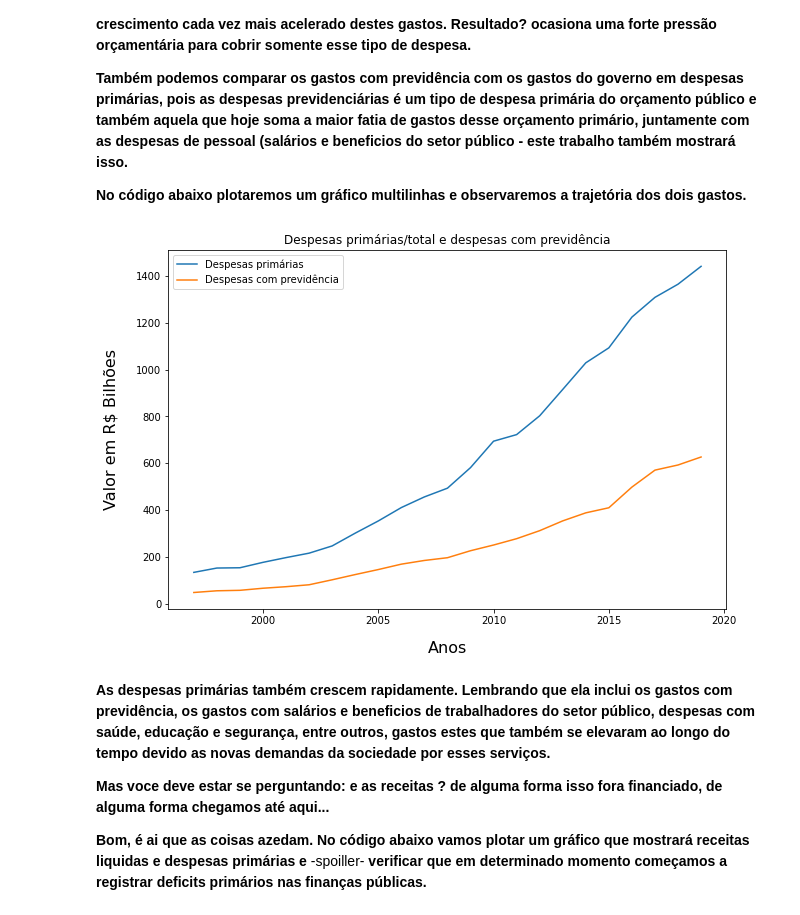
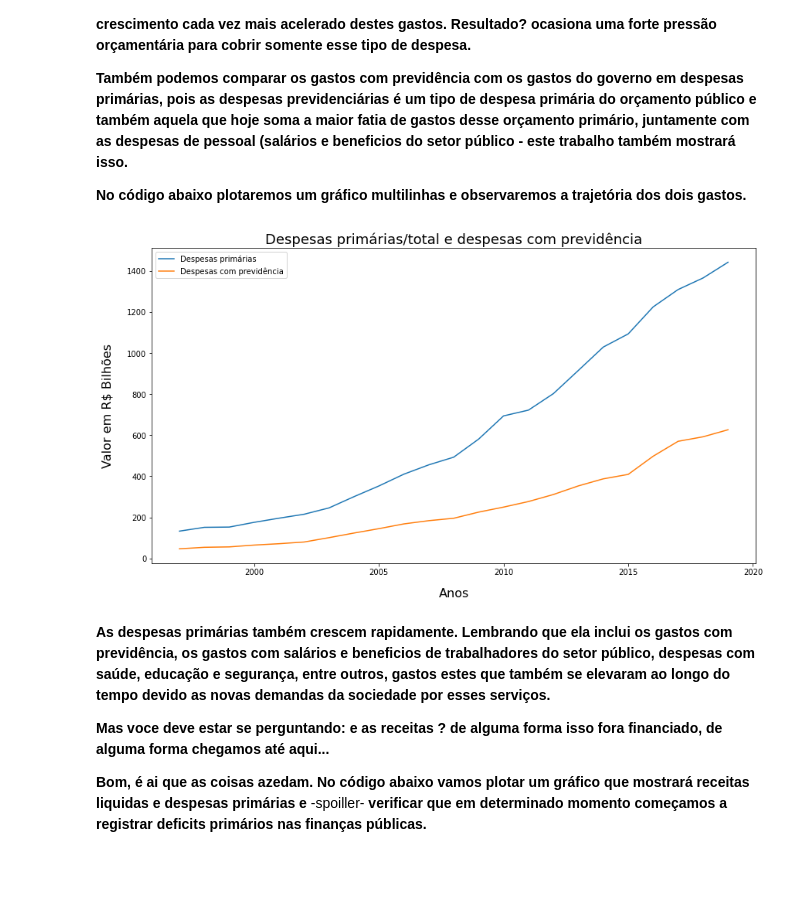
Before and after one commit to jp-data/breves-analises, a Jupyter notebook: Previdência_social_brasileira.ipynb, the cells around one changed output. Cells and saved outputs as stored; diff of their text form; code cells hidden in the pictures; blank space fills up the shorter version.

```diff
--- a/Previdência_social_brasileira.ipynb
+++ b/Previdência_social_brasileira.ipynb
@@ -285,23 +311,23 @@ plt.show()
 # %%
 #determinação do eixo X
 x=df.Ano
 
 #determinação dos eixos y; é um gráfico multilinhas
 y1=df_valores_reais.Despesa_primaria.apply(divisor)
 y2=df_valores_reais.Despesa_previdencia.apply(divisor)
 
 #plotando a imagem com todas as suas formatações, utilizando a bilbioteca matplotlib
-figura=plt.figure(figsize=(10,6.6))
+figura=plt.figure(figsize=(14,7.5))
 figura=plt.plot(x,y1,label='Despesas primárias')
 figura=plt.plot(x,y2,label='Despesas com previdência')
 plt.xlabel('Anos',fontsize=16, labelpad= 15)
 plt.ylabel('Valor em R$ Bilhões',fontsize=16, labelpad= 18)
-plt.title('Despesas primárias/total e despesas com previdência')
+plt.title('Despesas primárias/total e despesas com previdência', fontsize= 18)
 
 plt.legend()
 plt.show()
 # %% [output]
-[figure, old version]
+[figure, new version]
 # %% [markdown]
 **As despesas primárias também crescem rapidamente. Lembrando que ela inclui os gastos com previdência, os gastos com salários e beneficios de trabalhadores do setor público, despesas com saúde, educação e segurança, entre outros, gastos estes que também se elevaram ao longo do tempo devido as novas demandas da sociedade por esses serviços.**
 
```
Also changed, not shown: parts of 6 cells of this notebook.
